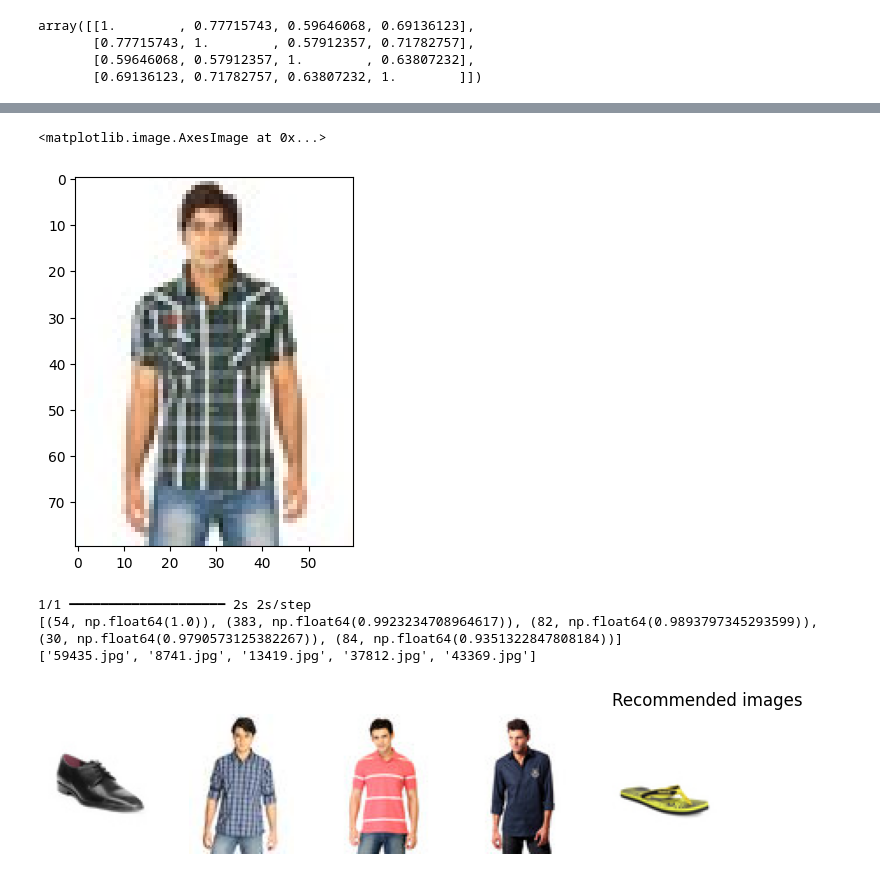
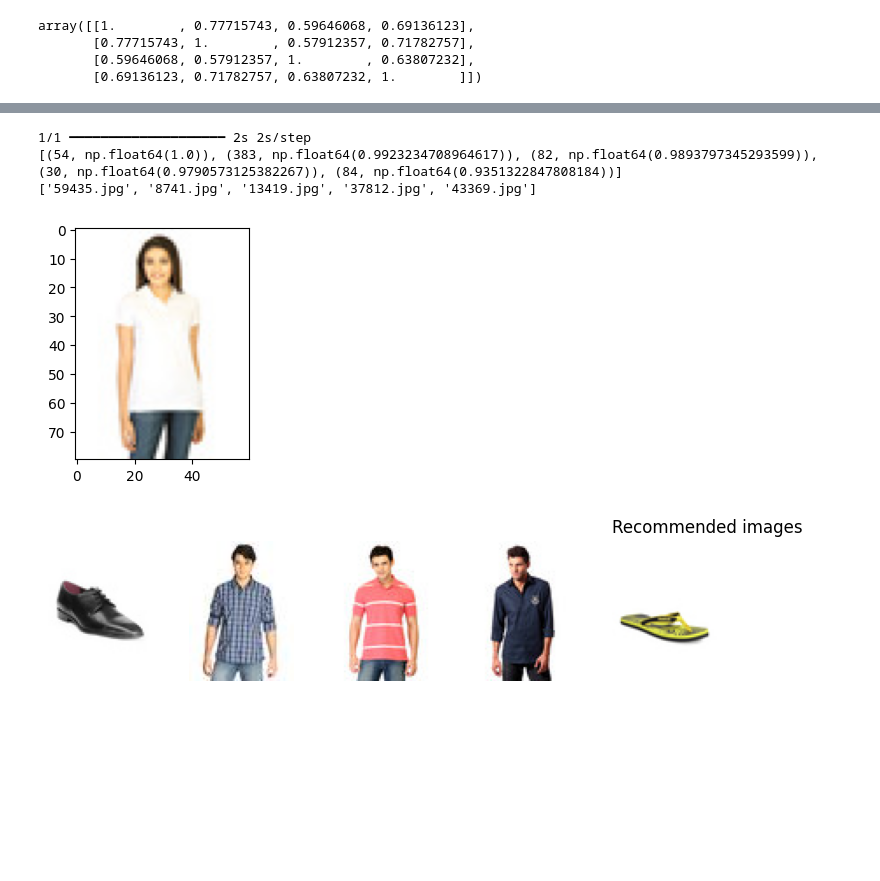
Before and after one commit to nparida2020/recomendation-system, a Jupyter notebook: recommend.ipynb, the cells around one changed output, grey strips where cells are left out. Drawn from its saved outputs; the diff is of its cells as text; code cells hidden in the pictures; blank space fills up the shorter version.

```diff
--- a/recommend.ipynb
+++ b/recommend.ipynb
@@ -617,21 +626,19 @@ class FashionRecommend:
         plt.subplots_adjust(wspace=-0.5, hspace=1)
         plt.show()
         return
-# %%
-sample_image = "/content/drive/MyDrive/e-comerce/images/10440.jpg"
-a = plt.imread(sample_image)
-plt.imshow(a)
-# %% [output]
-<matplotlib.image.AxesImage at 0x...>
-[figure, removed]
 # %%
 image_path = '/content/drive/MyDrive/e-comerce/images/13455.jpg'
+img_raw =  plt.imread(image_path)
+plt.figure(figsize = (3,3))
+plt.imshow(img_raw)
+
 styles_csv_path = '/content/drive/MyDrive/e-comerce/styles/styles.csv'
 df_summer_woman_ethinic_emb = pd.read_csv('/content/drive/My Drive/e-comerce/df_summer_woman_ethinic.csv',index_col=0)
 rec_obj = FashionRecommend(image_path, df_summer_woman_ethinic_emb, styles_csv_path)
 rec_obj.show_recommendations()
 # %% [output]
 1/1 ━━━━━━━━━━━━━━━━━━━━ 2s 2s/step
 [(54, np.float64(1.0)), (383, np.float64(0.9923234708964617)), (82, np.float64(0.9893797345293599)), (30, np.float64(0.9790573125382267)), (84, np.float64(0.9351322847808184))]
 ['59435.jpg', '8741.jpg', '13419.jpg', '37812.jpg', '43369.jpg']
-[figure, old version]
+[figure, new version]
+[figure, added]
```
Also changed, not shown: parts of 20 cells of this notebook, 5 other files.
